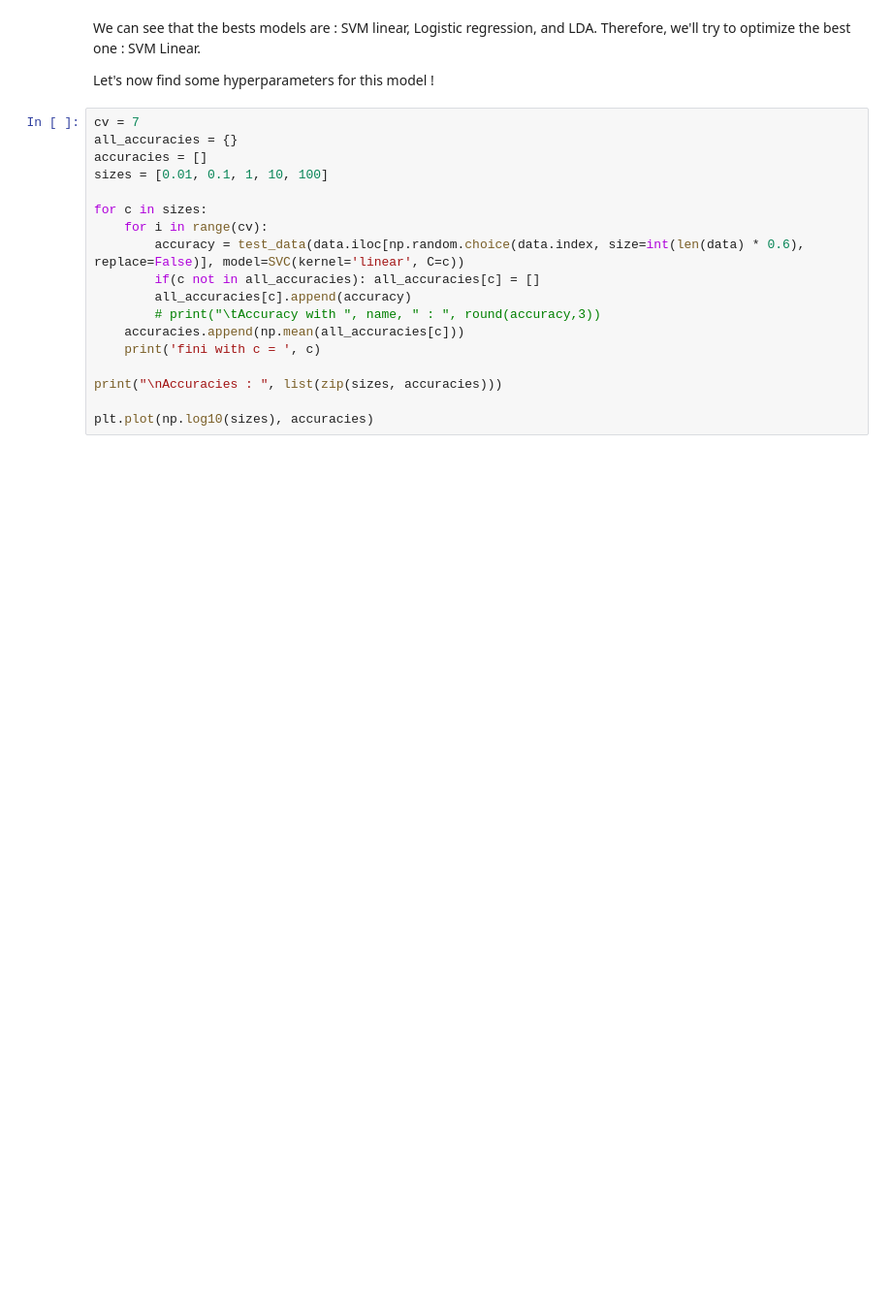
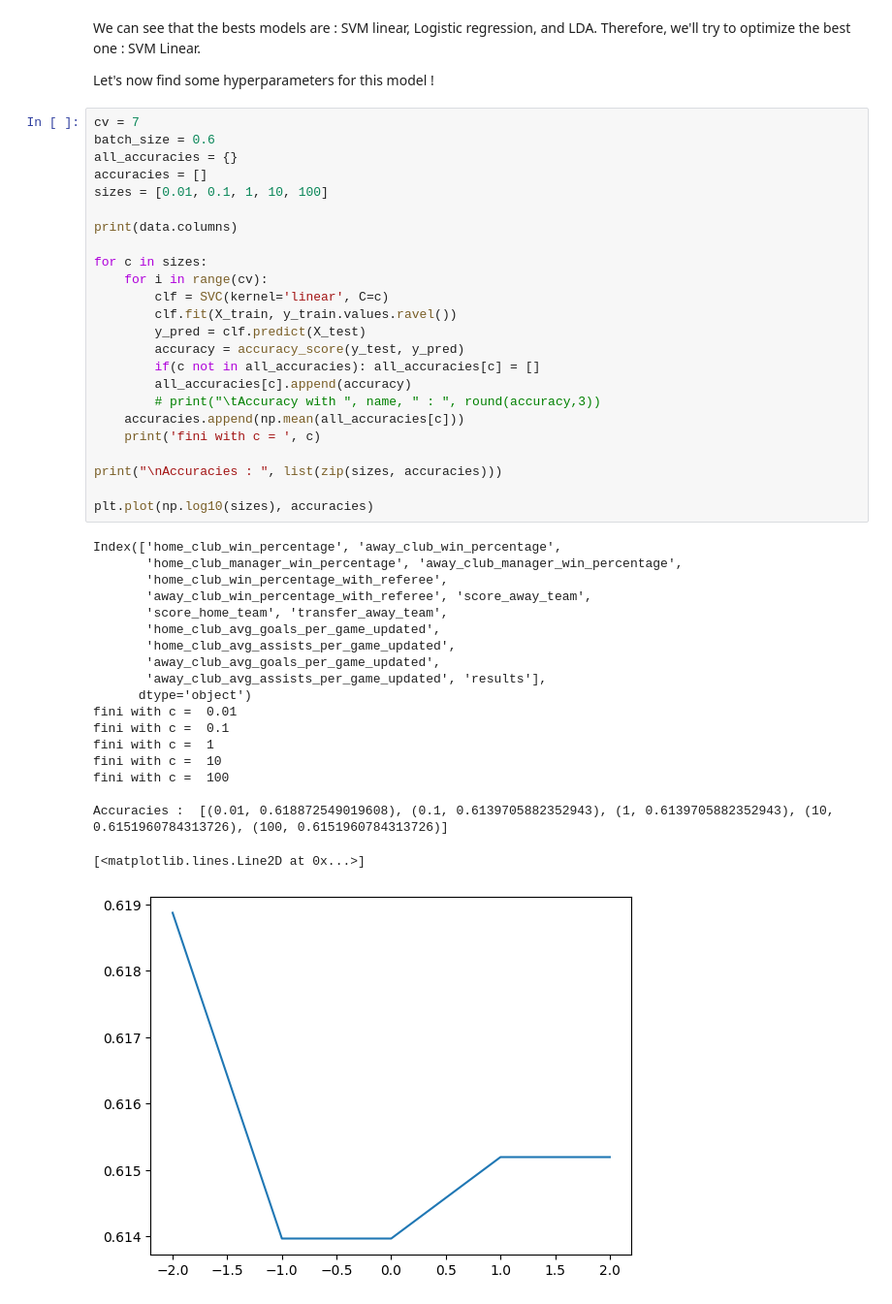
Before and after one commit to Nasotro/Projet, a Jupyter notebook: vrai_main.ipynb, the cells around one changed output. Shown at 97% size. Saved outputs shown, nothing was run; the diff lists cells and outputs as text; blank space fills up the shorter version.

```diff
--- a/vrai_main.ipynb
+++ b/vrai_main.ipynb
@@ -488,19 +507,45 @@ We can see that the bests models are : SVM linear, Logistic regression, and LDA.
 Let's now find some hyperparameters for this model !
 # %%
 cv = 7
+batch_size = 0.6
 all_accuracies = {}
 accuracies = []
 sizes = [0.01, 0.1, 1, 10, 100]
 
+print(data.columns)
+
 for c in sizes:
     for i in range(cv):
-        accuracy = test_data(data.iloc[np.random.choice(data.index, size=int(len(data) * 0.6), replace=False)], model=SVC(kernel='linear', C=c))
+        clf = SVC(kernel='linear', C=c)
+        clf.fit(X_train, y_train.values.ravel())
+        y_pred = clf.predict(X_test)
+        accuracy = accuracy_score(y_test, y_pred)
         if(c not in all_accuracies): all_accuracies[c] = []
         all_accuracies[c].append(accuracy)
         # print("\tAccuracy with ", name, " : ", round(accuracy,3))
     accuracies.append(np.mean(all_accuracies[c]))
     print('fini with c = ', c)
 
 print("\nAccuracies : ", list(zip(sizes, accuracies)))
 
 plt.plot(np.log10(sizes), accuracies)
+# %% [output]
+Index(['home_club_win_percentage', 'away_club_win_percentage',
+       'home_club_manager_win_percentage', 'away_club_manager_win_percentage',
+       'home_club_win_percentage_with_referee',
+       'away_club_win_percentage_with_referee', 'score_away_team',
+       'score_home_team', 'transfer_away_team',
+       'home_club_avg_goals_per_game_updated',
+       'home_club_avg_assists_per_game_updated',
+       'away_club_avg_goals_per_game_updated',
+       'away_club_avg_assists_per_game_updated', 'results'],
+      dtype='object')
+fini with c =  0.01
+fini with c =  0.1
+fini with c =  1
+fini with c =  10
+fini with c =  100
+
+Accuracies :  [(0.01, 0.618872549019608), (0.1, 0.6139705882352943), (1, 0.6139705882352943), (10, 0.6151960784313726), (100, 0.6151960784313726)]
+[<matplotlib.lines.Line2D at 0x...>]
+[figure, added]
```
Also changed, not shown: parts of 18 cells of this notebook, 2 other files.
